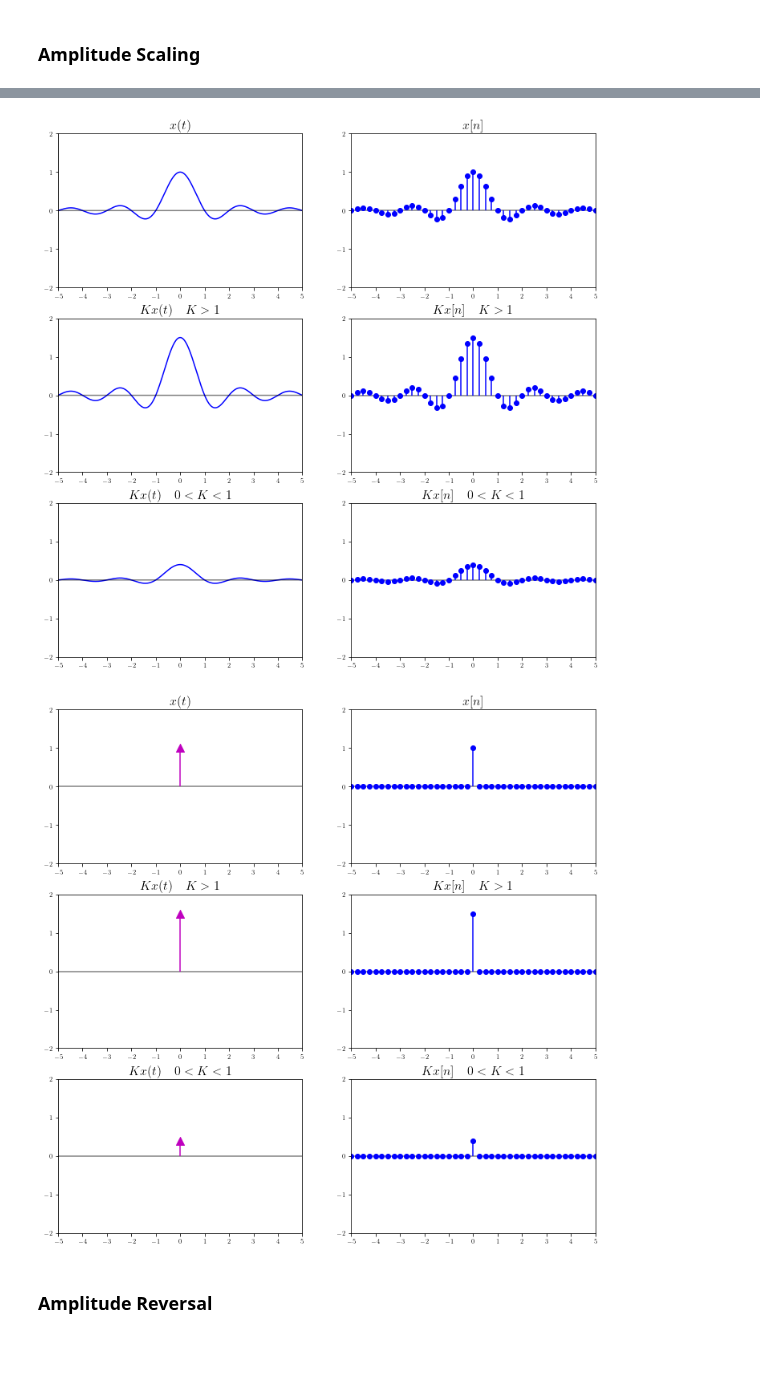
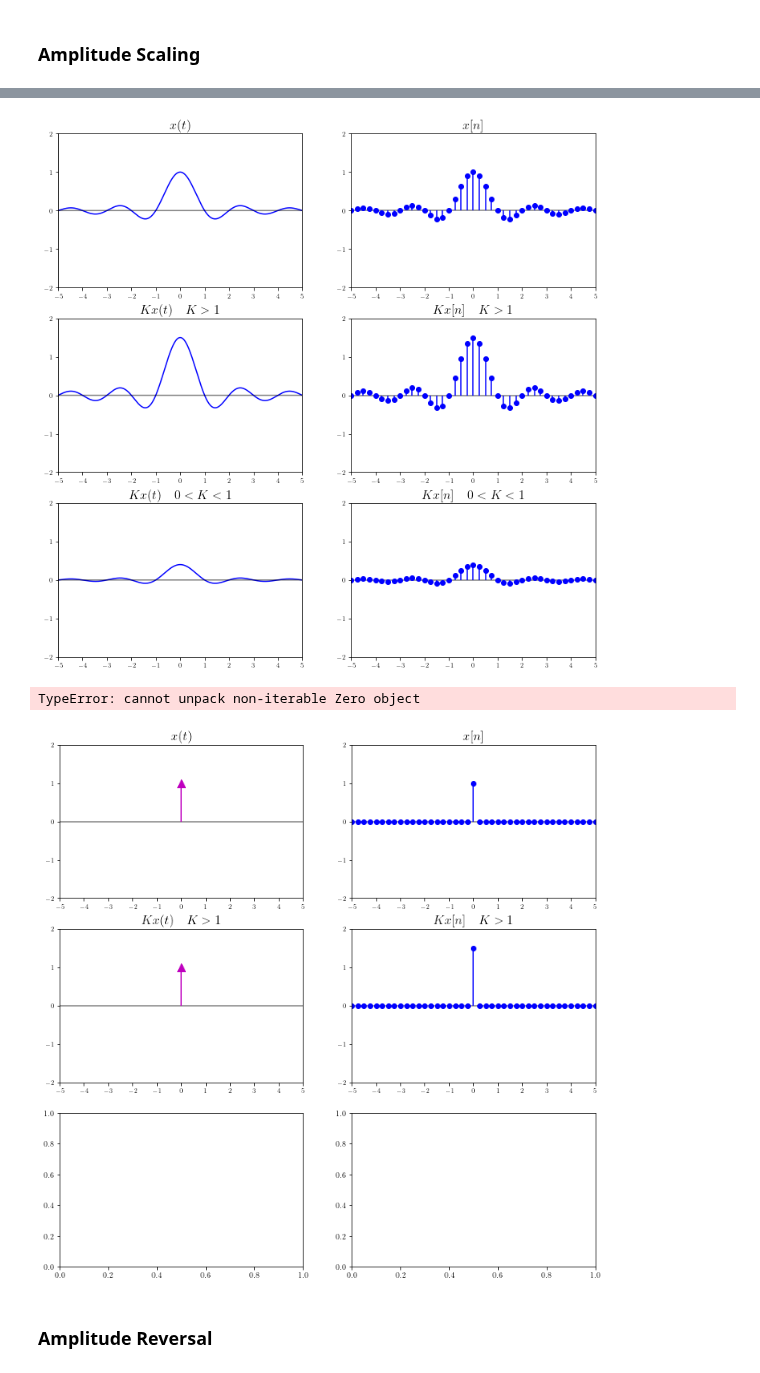
Before and after one commit to tmquan/ivcl, a Jupyter notebook: _sources/courses/dsp/systems.ipynb, the cells around one changed output, grey strips where cells are left out. Saved outputs shown, nothing was run; the diff lists cells and outputs as text; code cells hidden in the pictures.

```diff
--- a/_sources/courses/dsp/systems.ipynb
+++ b/_sources/courses/dsp/systems.ipynb
@@ -374,48 +378,56 @@ for f in funcs[:5]:
     ax[0][0].set_ylim(-2, 2, 1)
     ax[0][0].set_title(r'$x(t)$', fontsize=16)
 
-
-    mpl_axes_stem(ax[0][1], f, (t, -20, 20, 0.25), linefmt='b', markerfmt='bo')
+    if f is not delta:
+        mpl_axes_stem(ax[0][1], f, (t, -20, 20, 0.25), linefmt='b', markerfmt='bo')
+    else:
+        mpl_axes_stem(ax[0][1], f, (t, -20, 20, 0.25), linefmt='b', markerfmt='bo')
     ax[0][1].set_xlim(-5, 5, 1)
     ax[0][1].set_ylim(-2, 2, 1)
     ax[0][1].set_title(r'$x[n]$', fontsize=16)
 
     if f is not delta:
         mpl_axes_plot(ax[1][0], 1.5*f, (t, -20, 20), color='b')
     else:
-        mpl_axes_stem(ax[1][0], 1.5*f, (t, -20, 20, 0.25), linefmt='m', markerfmt=' ')
-        ax[1][0].scatter(0, 1.5*1, color='m', marker='^', s=100)
+        mpl_axes_stem(ax[1][0], 1.0*f, (t, -20, 20, 0.25), linefmt='m', markerfmt=' ')
+        ax[1][0].scatter(0, 1.0*1, color='m', marker='^', s=100)
     ax[1][0].set_xlim(-5, 5, 1)
     ax[1][0].set_ylim(-2, 2, 1)
     ax[1][0].set_title(r'$Kx(t) \quad K>1$', fontsize=16)
 
-    mpl_axes_stem(ax[1][1], 1.5*f, (t, -20, 20, 0.25), linefmt='b', markerfmt='bo')
+    if f is not delta:
+        mpl_axes_stem(ax[1][1], 1.5*f, (t, -20, 20, 0.25), linefmt='b', markerfmt='bo')
+    else:
+        mpl_axes_stem(ax[1][1], 1.5*f, (t, -20, 20, 0.25), linefmt='b', markerfmt='bo')
     ax[1][1].set_xlim(-5, 5, 1)
     ax[1][1].set_ylim(-2, 2, 1)
     ax[1][1].set_title(r'$Kx[n] \quad K>1$', fontsize=16)
 
     if f is not delta:
         mpl_axes_plot(ax[2][0], 0.4*f, (t, -20, 20), color='b')
     else:
-        mpl_axes_stem(ax[2][0], 0.4*f, (t, -20, 20, 0.25), linefmt='m', markerfmt=' ')
-        ax[2][0].scatter(0, 0.4*1, color='m', marker='^', s=100)
+        mpl_axes_stem(ax[2][0], 1.0*f, (t, -20, 20, 0.25), linefmt='m', markerfmt=' ')
+        ax[2][0].scatter(0, 1.0*1, color='m', marker='^', s=100)
     ax[2][0].set_xlim(-5, 5, 1)
     ax[2][0].set_ylim(-2, 2, 1)
     ax[2][0].set_title(r'$Kx(t) \quad 0<K<1$', fontsize=16)
 
-
-    mpl_axes_stem(ax[2][1], 0.4*f, (t, -20, 20, 0.25), linefmt='b', markerfmt='bo')
+    if f is not delta:
+        mpl_axes_stem(ax[2][1], 0.4*f, (t, -20, 20, 0.25), linefmt='b', markerfmt='bo')
+    else:
+        mpl_axes_stem(ax[2][1], 0.4*f, (t, -20, 20, 0.25), linefmt='b', markerfmt='bo')
     ax[2][1].set_xlim(-5, 5, 1)
     ax[2][1].set_ylim(-2, 2, 1)
     ax[2][1].set_title(r'$Kx[n] \quad 0<K<1$', fontsize=16)
 
     plt.show()
 # %% [output]
 [figure]
 [figure]
 [figure]
 [figure]
+TypeError: cannot unpack non-iterable Zero object
-[figure, old version]
+[figure, new version]
 # %% [markdown]
 ### Amplitude Reversal
 # %%
```
Also changed, not shown: parts of 6 cells of this notebook, 43 other files.
